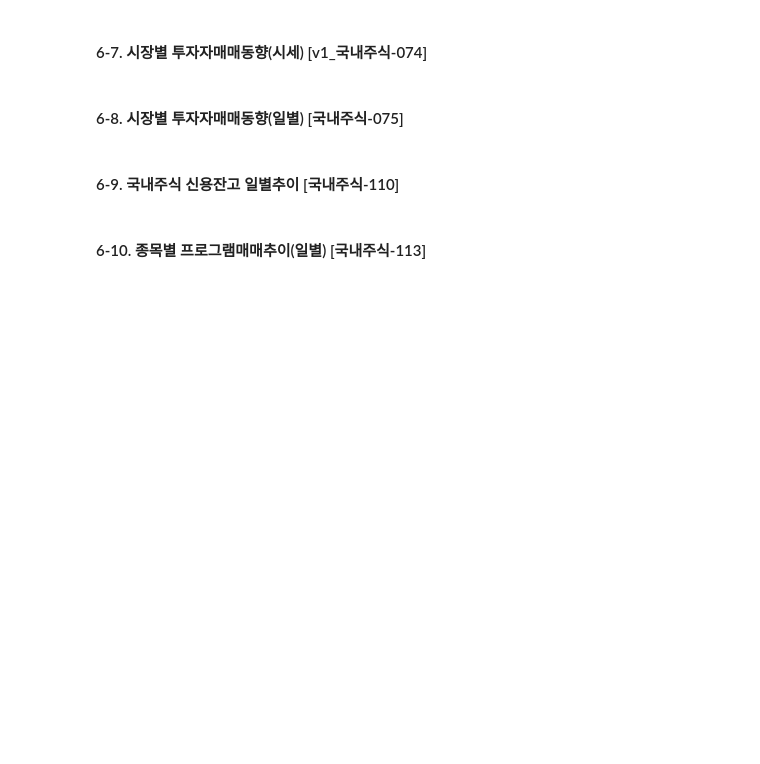
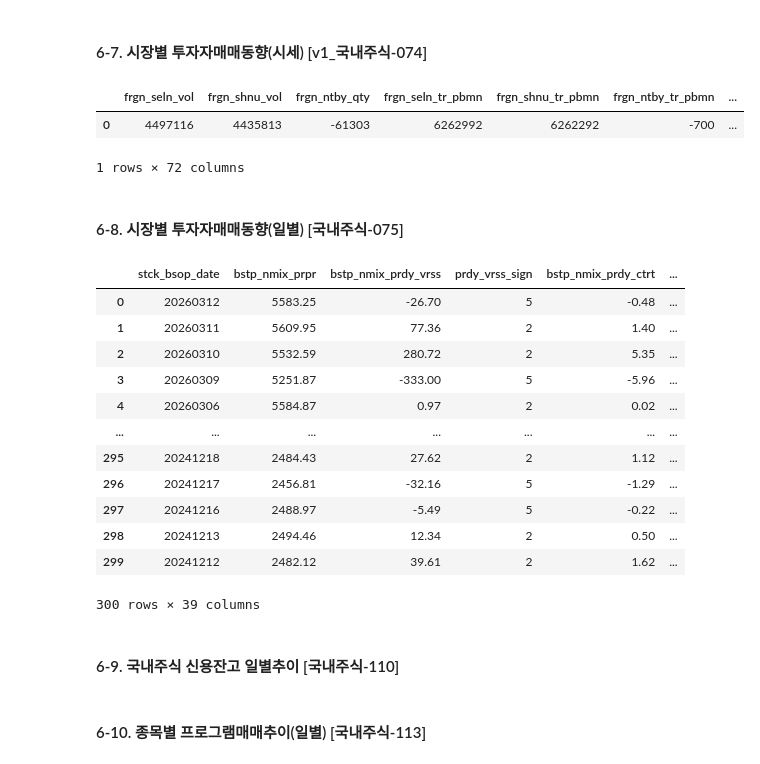
Before and after one commit to wye-jung/blsh, a Jupyter notebook: nb/kis_domestic_stock.ipynb, the cells around one changed output. Drawn from its saved outputs; the diff is of its cells as text; code cells hidden in the pictures; blank space fills up the shorter version.

```diff
--- a/nb/kis_domestic_stock.ipynb
+++ b/nb/kis_domestic_stock.ipynb
@@ -1646,24 +1679,39 @@ ds.inquire_daily_trade_volume(
 ##############################################################################################
 # [국내주식] 시세분석 > 시장별 투자자매매동향(시세)[v1_국내주식-074]
 ##############################################################################################
-ds.inquire_investor_time_by_market(
-    fid_input_iscd="0001",
-    fid_input_iscd_2="0002"
-)
+ds.inquire_investor_time_by_market(fid_input_iscd="999", fid_input_iscd_2="S001")
+# %% [output]
+|  | frgn_seln_vol | frgn_shnu_vol | frgn_ntby_qty | frgn_seln_tr_pbmn | frgn_shnu_tr_pbmn | frgn_ntby_tr_pbmn | ... |
+| 0 | 4497116 | 4435813 | -61303 | 6262992 | 6262292 | -700 | ... |
+1 rows × 72 columns
 # %% [markdown]
 #### 6-8. 시장별 투자자매매동향(일별) [국내주식-075]
 # %%
 ##############################################################################################
 # [국내주식] 시세분석 > 시장별 투자자매매동향(일별) [국내주식-075]
 ##############################################################################################
 ds.inquire_investor_daily_by_market(
-    fid_cond_mrkt_div_code="J",
+    fid_cond_mrkt_div_code="U",
     fid_input_iscd="0001",
-    fid_input_date_1="20250101",
-    fid_input_iscd_1="0001",
-    fid_input_date_2="20260226",
-    fid_input_iscd_2="0002"
+    fid_input_date_1="20260312",
+    fid_input_iscd_1="KSP",
+    fid_input_date_2="20260312",
+    fid_input_iscd_2="0001",
 )
+# %% [output]
+|  | stck_bsop_date | bstp_nmix_prpr | bstp_nmix_prdy_vrss | prdy_vrss_sign | bstp_nmix_prdy_ctrt | ... |
+| 0 | 20260312 | 5583.25 | -26.70 | 5 | -0.48 | ... |
+| 1 | 20260311 | 5609.95 | 77.36 | 2 | 1.40 | ... |
+| 2 | 20260310 | 5532.59 | 280.72 | 2 | 5.35 | ... |
+| 3 | 20260309 | 5251.87 | -333.00 | 5 | -5.96 | ... |
+| 4 | 20260306 | 5584.87 | 0.97 | 2 | 0.02 | ... |
+| ... | ... | ... | ... | ... | ... | ... |
+| 295 | 20241218 | 2484.43 | 27.62 | 2 | 1.12 | ... |
+| 296 | 20241217 | 2456.81 | -32.16 | 5 | -1.29 | ... |
+| 297 | 20241216 | 2488.97 | -5.49 | 5 | -0.22 | ... |
+| 298 | 20241213 | 2494.46 | 12.34 | 2 | 0.50 | ... |
+| 299 | 20241212 | 2482.12 | 39.61 | 2 | 1.62 | ... |
+300 rows × 39 columns
 # %% [markdown]
 #### 6-9. 국내주식 신용잔고 일별추이 [국내주식-110]
 # %%
```
Also changed, not shown: parts of 5 cells of this notebook, 12 other files.
